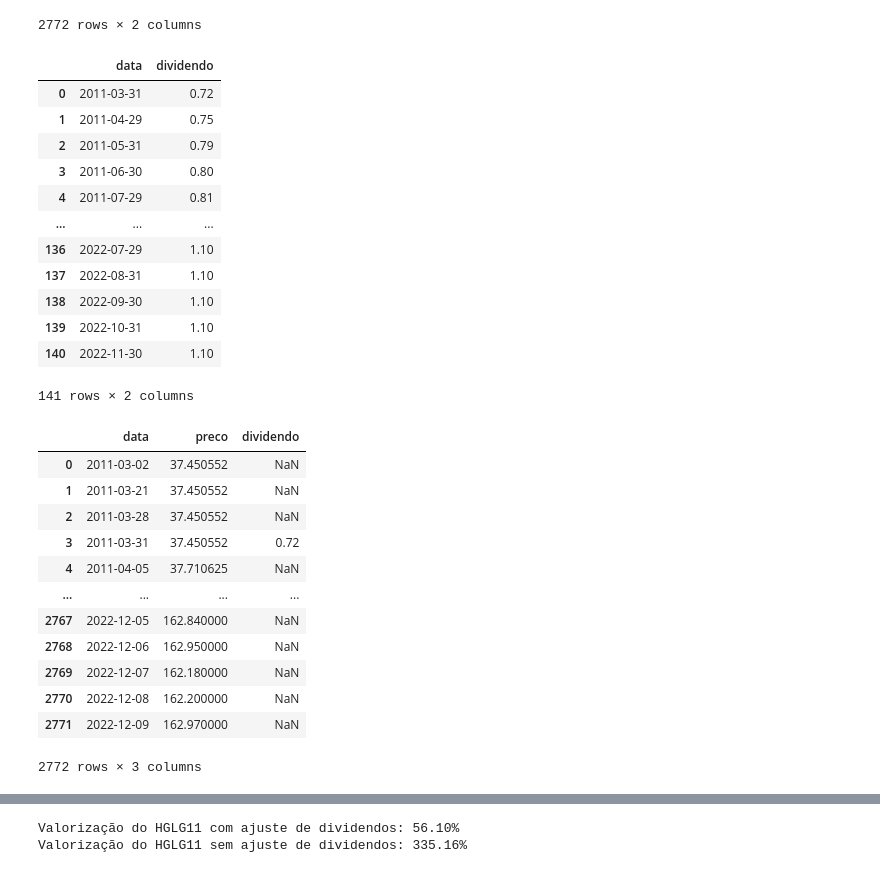
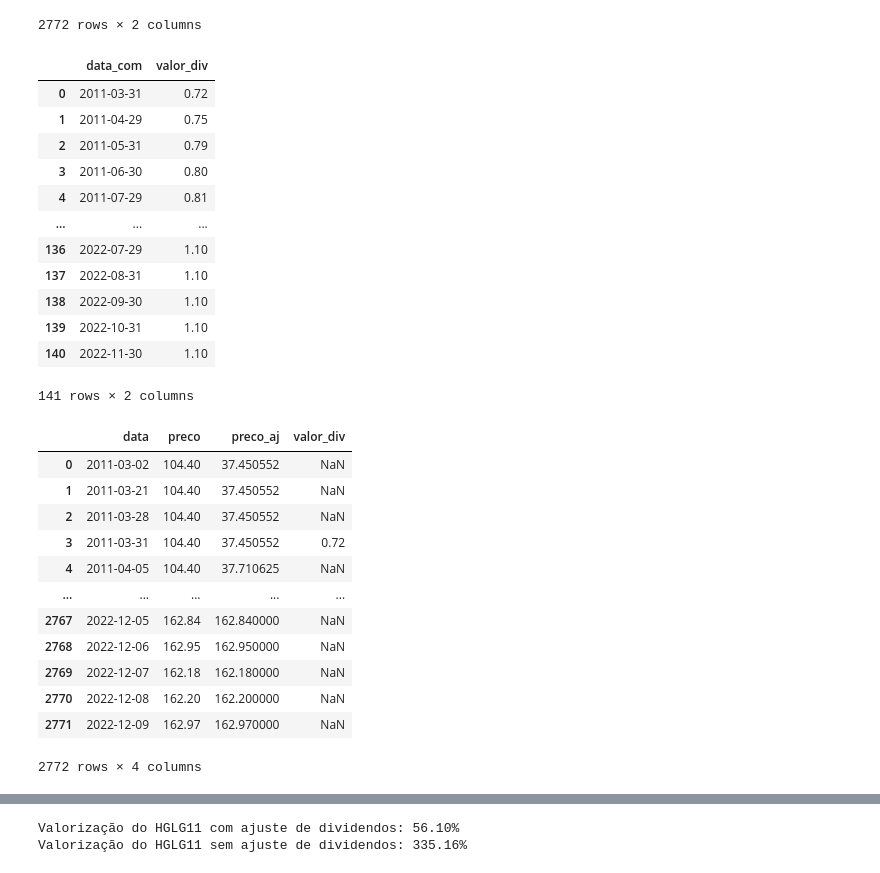
Before and after one commit to crdcj/medium, a Jupyter notebook: HGLG/hglg_petr.ipynb, the cells around one changed output, grey strips where cells are left out. Drawn from its saved outputs; the diff is of its cells as text; code cells hidden in the pictures.

Commit message:
ajustes finais

```diff
--- a/HGLG/ajustar_precos.ipynb
+++ b/HGLG/hglg_petr.ipynb
@@ -22,13 +23,13 @@ hglg_precos
 # Histórico de dividendos do HGLG11 em que a data base foi ajustada
 # para ser necessariamente em dia com pregão
 hglg_divs = (
-    pd.read_csv('data/hglg_divs.csv', parse_dates=['data'])
+    pd.read_csv('data/hglg_divs.csv', parse_dates=['data_com'])
     # Remover as colunas que não serão utilizadas
     .drop(columns=['tipo', 'data_pagamento'])
 )
 hglg_divs
 # %% [output]
-|  | data | dividendo |
+|  | data_com | valor_div |
 | 0 | 2011-03-31 | 0.72 |
 | 1 | 2011-04-29 | 0.75 |
 | 2 | 2011-05-31 | 0.79 |
@@ -41,55 +42,21 @@ hglg_divs
 | 139 | 2022-10-31 | 1.10 |
 | 140 | 2022-11-30 | 1.10 |
 141 rows × 2 columns
-# %%
-def ajustar_precos(df_precos: pd.DataFrame, df_divs: pd.DataFrame) -> pd.DataFrame:
-    """Ajusta o preço do ativo de acordo com o valor do dividendo pago.
-
-    Parâmetros:
-        df_precos: dataFrame com as colunas "data" e "preco" do ativo
-        df_divs: dataFrame com as colunas "data" e "dividendo", sendo "data"
-                 a data base do dividendo pago (data anterior à data ex-dividendo)
-
-    Retorno: dataFrame com as colunas "data" e "preco" ajustado para trás de acordo com
-             o dividendo pago (preço mais recente inalterado).
-             Demais colunas do dataframe são mantidas inalteradas.
-    """
-    # Ajustar as datas de dividendos para que a data tenha tido necessariamente negociação
-    df_divs['data'] = df_divs['data'].apply(
-        lambda x: df_precos.query('data <= @x')['data'].max()
-    )
-    # Incorporar os dados de dividendos em df_precos
-    df_precos = df_precos.merge(df_divs, how='left')
-    # Calcular o fator de ajuste
-    df_precos["ajuste"] = 1 - df_precos["dividendo"] / df_precos["preco"]
-    # Preencher os valores faltantes com 1 para o cálculo do acumulado
-    df_precos["ajuste"] = df_precos["ajuste"].fillna(1)
-    # Ordenar as datas da mais nova p/ a mais antiga -> preço inalterado na data mais recente
-    df_precos.sort_values("data", ascending=False, ignore_index=True, inplace=True)
-    # Calcular o acumulado do fator de ajuste
-    df_precos["ajuste_acum"] = df_precos["ajuste"].cumprod()
-    # Ajustar o preço do ativo
-    df_precos["preco"] = df_precos["preco"] * df_precos["ajuste_acum"]
-    # Remover colunas criadas para o cálculo do ajuste
-    df_precos.drop(columns=["ajuste", "ajuste_acum"], inplace=True)
-    # Voltar a ordenar as datas da mais antiga p/ a mais nova
-    df_precos.sort_values("data", ascending=True, ignore_index=True, inplace=True)
-    return df_precos
 # %%
 ajustar_precos(hglg_precos, hglg_divs)
-hglg_precos_ajustados = ajustar_precos(hglg_precos, hglg_divs)
-hglg_precos_ajustados
+hglg_precos = ajustar_precos(hglg_precos, hglg_divs)
+hglg_precos
 # %% [output]
-|  | data | preco | dividendo |
-| 0 | 2011-03-02 | 37.450552 | NaN |
-| 1 | 2011-03-21 | 37.450552 | NaN |
-| 2 | 2011-03-28 | 37.450552 | NaN |
-| 3 | 2011-03-31 | 37.450552 | 0.72 |
-| 4 | 2011-04-05 | 37.710625 | NaN |
-| ... | ... | ... | ... |
-| 2767 | 2022-12-05 | 162.840000 | NaN |
-| 2768 | 2022-12-06 | 162.950000 | NaN |
-| 2769 | 2022-12-07 | 162.180000 | NaN |
-| 2770 | 2022-12-08 | 162.200000 | NaN |
-| 2771 | 2022-12-09 | 162.970000 | NaN |
+|  | data | preco | preco_aj | valor_div |
+| 0 | 2011-03-02 | 104.40 | 37.450552 | NaN |
+| 1 | 2011-03-21 | 104.40 | 37.450552 | NaN |
+| 2 | 2011-03-28 | 104.40 | 37.450552 | NaN |
+| 3 | 2011-03-31 | 104.40 | 37.450552 | 0.72 |
+| 4 | 2011-04-05 | 104.40 | 37.710625 | NaN |
+| ... | ... | ... | ... | ... |
+| 2767 | 2022-12-05 | 162.84 | 162.840000 | NaN |
+| 2768 | 2022-12-06 | 162.95 | 162.950000 | NaN |
+| 2769 | 2022-12-07 | 162.18 | 162.180000 | NaN |
+| 2770 | 2022-12-08 | 162.20 | 162.200000 | NaN |
+| 2771 | 2022-12-09 | 162.97 | 162.970000 | NaN |
-2772 rows × 3 columns
+2772 rows × 4 columns
```
Also changed, not shown: parts of 18 cells of this notebook, 3 other files.
